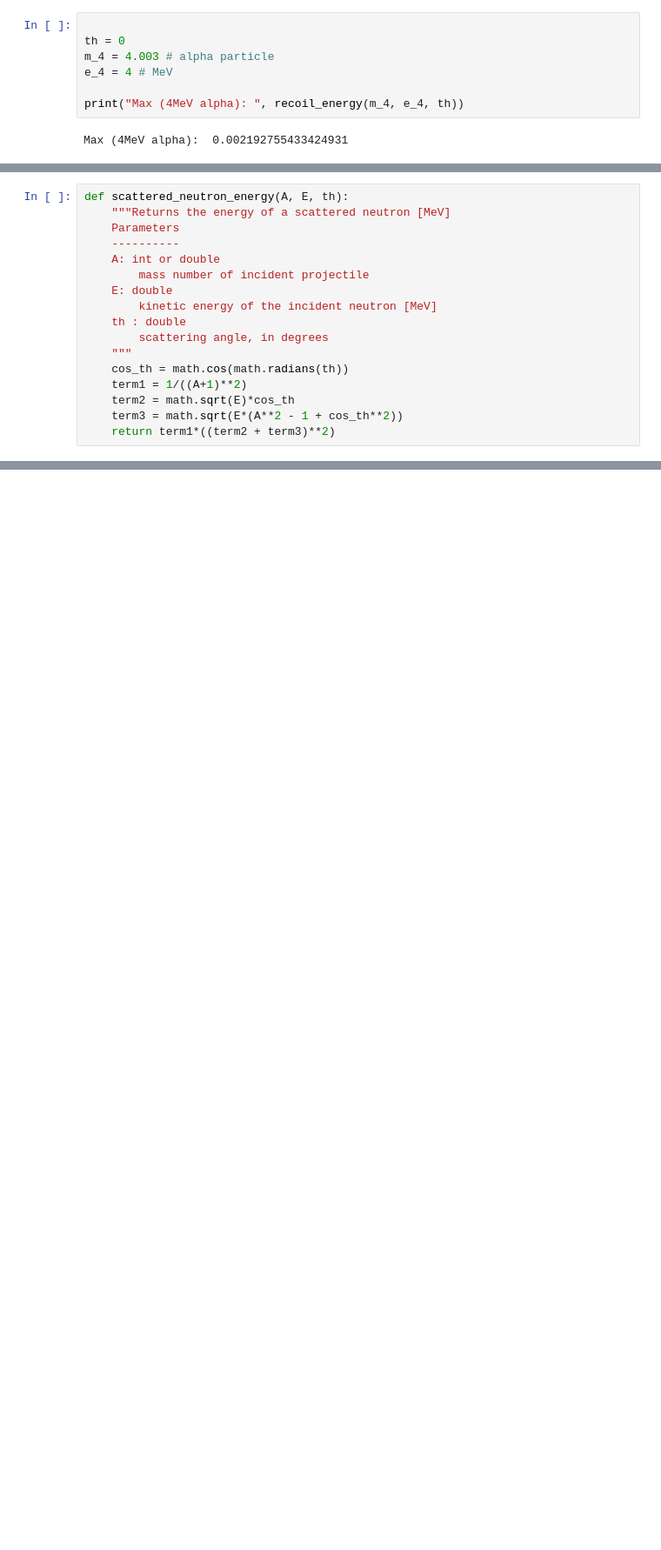
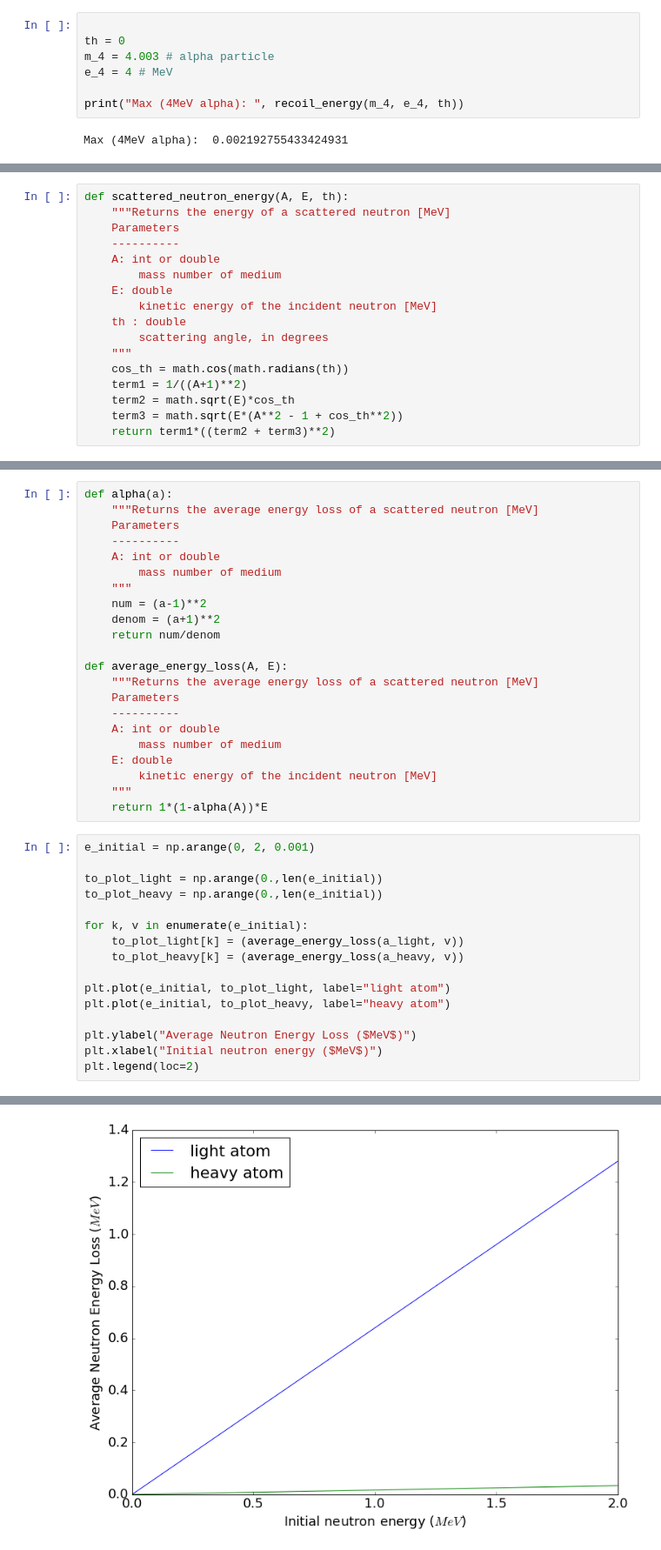
Before and after one commit to katyhuff/npre247, a Jupyter notebook: binary_reactions/binary-reactions.ipynb, the cells around one changed output, grey strips where cells are left out. Shown: that part at 87% size. Saved outputs shown, nothing was run; the diff lists cells and outputs as text; blank space fills up the shorter version.

```diff
--- a/binary_reactions/binary-reactions.ipynb
+++ b/binary_reactions/binary-reactions.ipynb
@@ -621,7 +621,7 @@ def scattered_neutron_energy(A, E, th):
     Parameters
     ----------
     A: int or double
-        mass number of incident projectile
+        mass number of medium
     E: double
         kinetic energy of the incident neutron [MeV]
     th : double
@@ -670,0 +693,39 @@ plt.legend(loc=2)
+# %%
+def alpha(a):
+    """Returns the average energy loss of a scattered neutron [MeV]
+    Parameters
+    ----------
+    A: int or double
+        mass number of medium
+    """
+    num = (a-1)**2
+    denom = (a+1)**2
+    return num/denom
+
+def average_energy_loss(A, E):
+    """Returns the average energy loss of a scattered neutron [MeV]
+    Parameters
+    ----------
+    A: int or double
+        mass number of medium
+    E: double
+        kinetic energy of the incident neutron [MeV]
+    """
+    return 1*(1-alpha(A))*E
+# %%
+e_initial = np.arange(0, 2, 0.001)
+
+to_plot_light = np.arange(0.,len(e_initial))
+to_plot_heavy = np.arange(0.,len(e_initial))
+
+for k, v in enumerate(e_initial):
+    to_plot_light[k] = (average_energy_loss(a_light, v))
+    to_plot_heavy[k] = (average_energy_loss(a_heavy, v))
+
+plt.plot(e_initial, to_plot_light, label="light atom")
+plt.plot(e_initial, to_plot_heavy, label="heavy atom")
+
+plt.ylabel("Average Neutron Energy Loss ($MeV$)")
+plt.xlabel("Initial neutron energy ($MeV$)")
+plt.legend(loc=2)
+# %% [output]
@@ -670,0 +733 @@ plt.legend(loc=2)
+[figure, added]
```
Also changed, not shown: parts of 10 cells of this notebook.
